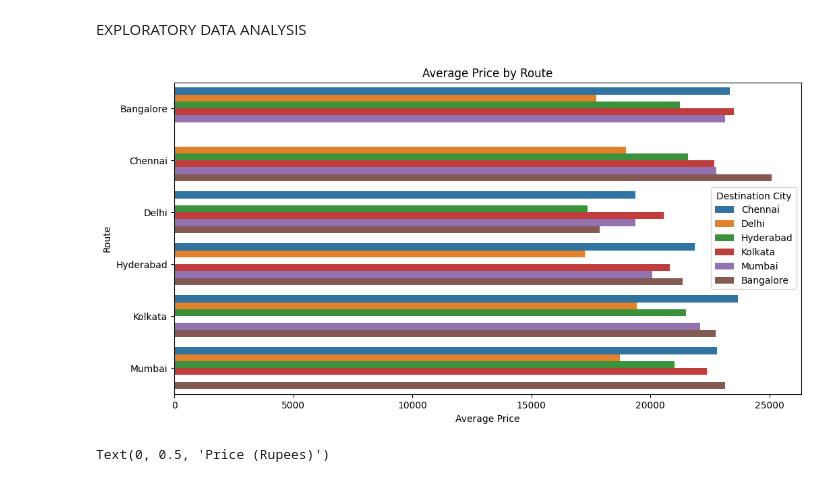
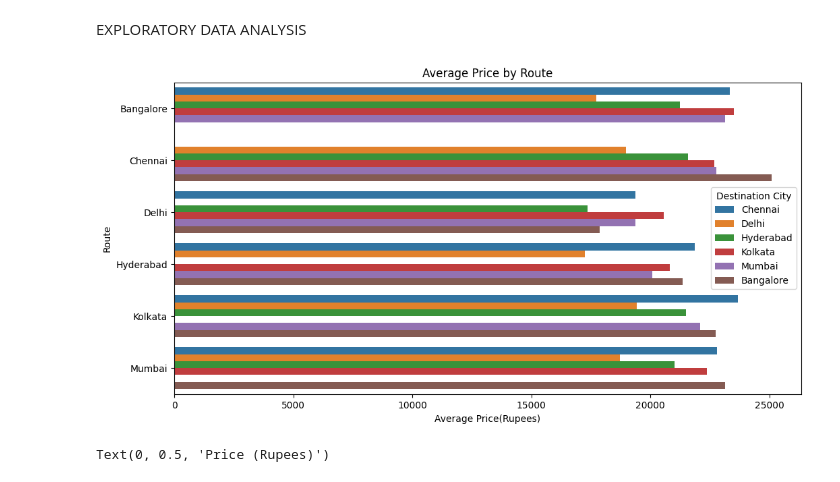
Before and after one commit to mohan0907-lab/project, a Jupyter notebook: Data_Science_Project.ipynb, the cells around one changed output. Cells and saved outputs as stored; diff of their text form; code cells hidden in the pictures.

```diff
--- a/Data_Science_Project.ipynb
+++ b/Data_Science_Project.ipynb
@@ -165,15 +165,15 @@ EXPLORATORY DATA ANALYSIS
 # %%
 #Bar plot for Average price by Route
 plt.figure(figsize=(12,6))
 route_prices = df.groupby(['source_city','destination_city'])['price'].mean().reset_index()
 sns.barplot(x='price', y='source_city', hue='destination_city', data=route_prices)
 plt.title("Average Price by Route")
-plt.xlabel("Average Price")
+plt.xlabel("Average Price(Rupees)")
 plt.ylabel("Route")
 plt.legend(title='Destination City')
 plt.show()
 # %% [output]
-[figure, old version]
+[figure, new version]
 # %%
 
 plt.figure(figsize=(12,6))
```
Also changed, not shown: parts of 18 cells of this notebook.
